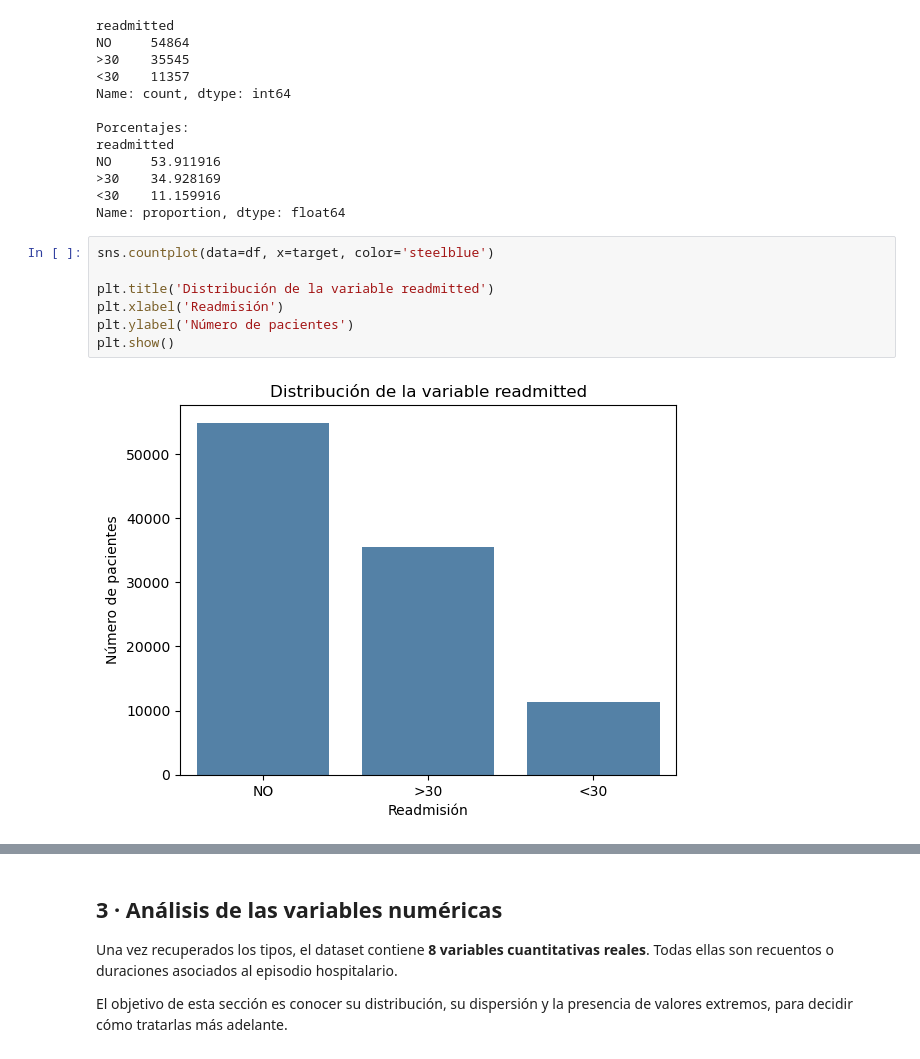
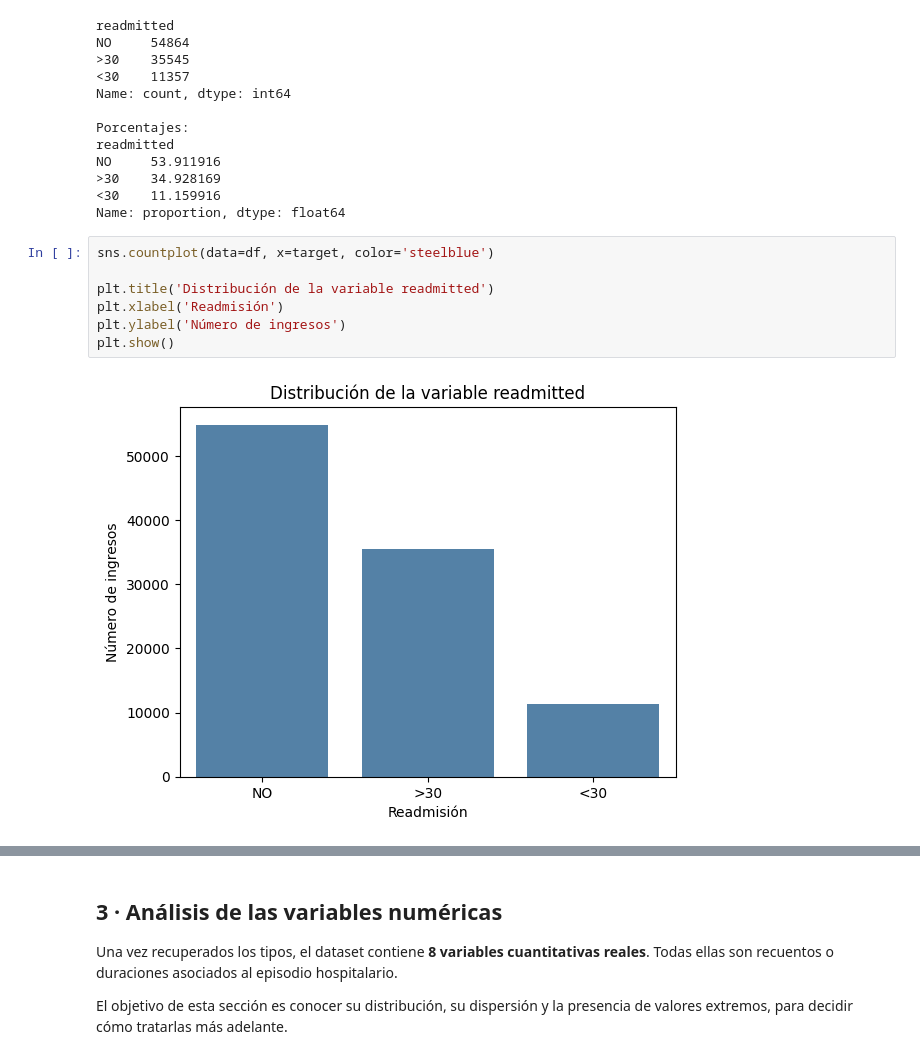
Before and after one commit to diieeguiitooo/readmision_diabetes_eda, a Jupyter notebook: notebooks/03_EDA.ipynb, the cells around one changed output, grey strips where cells are left out. Cells and saved outputs as stored; diff of their text form.

```diff
--- a/notebooks/03_EDA.ipynb
+++ b/notebooks/03_EDA.ipynb
@@ -151,12 +151,12 @@ Name: proportion, dtype: float64
 # %%
 sns.countplot(data=df, x=target, color='steelblue')
 
 plt.title('Distribución de la variable readmitted')
 plt.xlabel('Readmisión')
-plt.ylabel('Número de pacientes')
+plt.ylabel('Número de ingresos')
 plt.show()
 # %% [output]
-[figure, old version]
+[figure, new version]
 # %% [markdown]
 ### Interpretación
 
```
Also changed, not shown: parts of 38 cells of this notebook.
